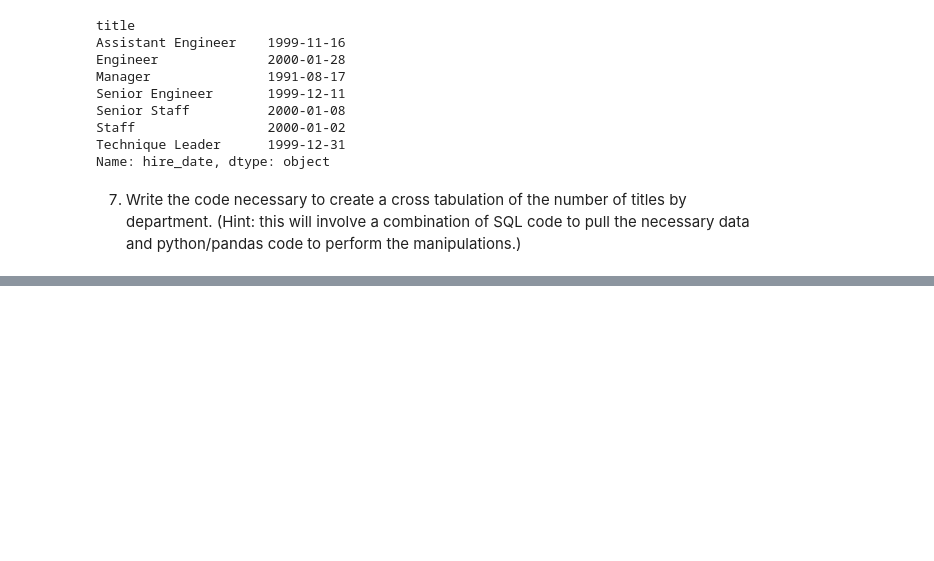
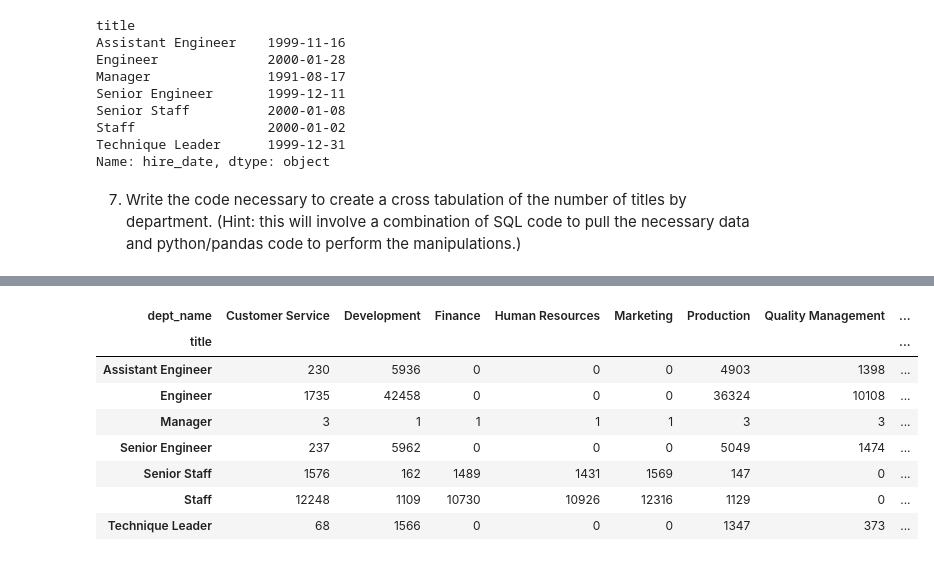
Before and after one commit to chloerwhitaker/numpy-pandas-visualization-exercises, a Jupyter notebook: advanced_dataframes.ipynb, the cells around one changed output, grey strips where cells are left out. Saved outputs shown, nothing was run; the diff lists cells and outputs as text; code cells hidden in the pictures; blank space fills up the shorter version.

```diff
--- a/advanced_dataframes.ipynb
+++ b/advanced_dataframes.ipynb
@@ -541,3 +548,15 @@ Technique Leader      1999-12-31
 Name: hire_date, dtype: object
 # %% [markdown]
 7. Write the code necessary to create a cross tabulation of the number of titles by department. (Hint: this will involve a combination of SQL code to pull the necessary data and python/pandas code to perform the manipulations.)
+# %%
+def get_db_url(db_name):
+    from env import host, user, password
+    return f'mysql+pymysql://{user}:{password}@{host}/{db_name}'
+
+sql = '''
+SELECT *
+from departments
+'''
+url = get_db_url("employees")
+departments = pd.read_sql(sql, url)
+departments
@@ -543,0 +574,12 @@ Name: hire_date, dtype: object
+# %%
+def get_db_url(db_name):
+    from env import host, user, password
+    return f'mysql+pymysql://{user}:{password}@{host}/{db_name}'
+
+sql = '''
+SELECT *
+from dept_emp
+'''
+url = get_db_url("employees")
+dept_emp = pd.read_sql(sql, url)
+dept_emp.head()
@@ -543,0 +593,3 @@ Name: hire_date, dtype: object
+# %%
+dept_with_dept_emp = departments.merge(dept_emp, left_on='dept_no', right_on='dept_no', how='inner')
+dept_with_dept_emp.head()
@@ -543,0 +603,3 @@ Name: hire_date, dtype: object
+# %%
+titles_by_dept = dept_with_dept_emp.merge(titles, left_on='emp_no', right_on='emp_no', how='inner')
+titles_by_dept.head()
@@ -543,0 +613,12 @@ Name: hire_date, dtype: object
+# %%
+pd.crosstab(titles_by_dept.title, titles_by_dept.dept_name)
+# %% [output]
+| dept_name | Customer Service | Development | Finance | Human Resources | Marketing | Production | Quality Management | ... |
+| title |  |  |  |  |  |  |  | ... |
+| Assistant Engineer | 230 | 5936 | 0 | 0 | 0 | 4903 | 1398 | ... |
+| Engineer | 1735 | 42458 | 0 | 0 | 0 | 36324 | 10108 | ... |
+| Manager | 3 | 1 | 1 | 1 | 1 | 3 | 3 | ... |
+| Senior Engineer | 237 | 5962 | 0 | 0 | 0 | 5049 | 1474 | ... |
+| Senior Staff | 1576 | 162 | 1489 | 1431 | 1569 | 147 | 0 | ... |
+| Staff | 12248 | 1109 | 10730 | 10926 | 12316 | 1129 | 0 | ... |
+| Technique Leader | 68 | 1566 | 0 | 0 | 0 | 1347 | 373 | ... |
```
Also changed, not shown: parts of 6 cells of this notebook.
